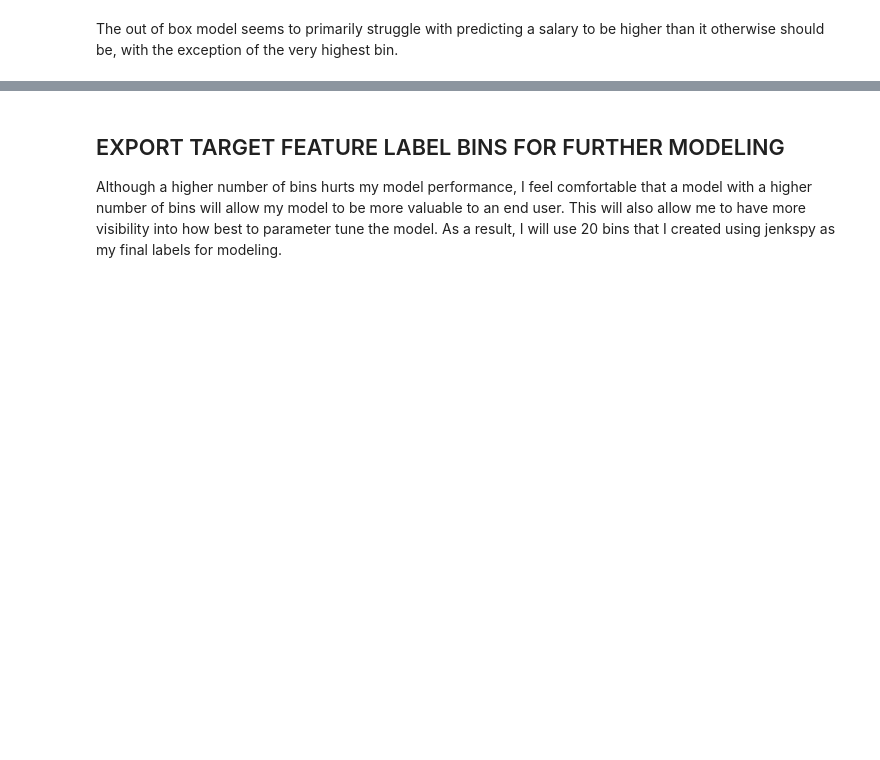
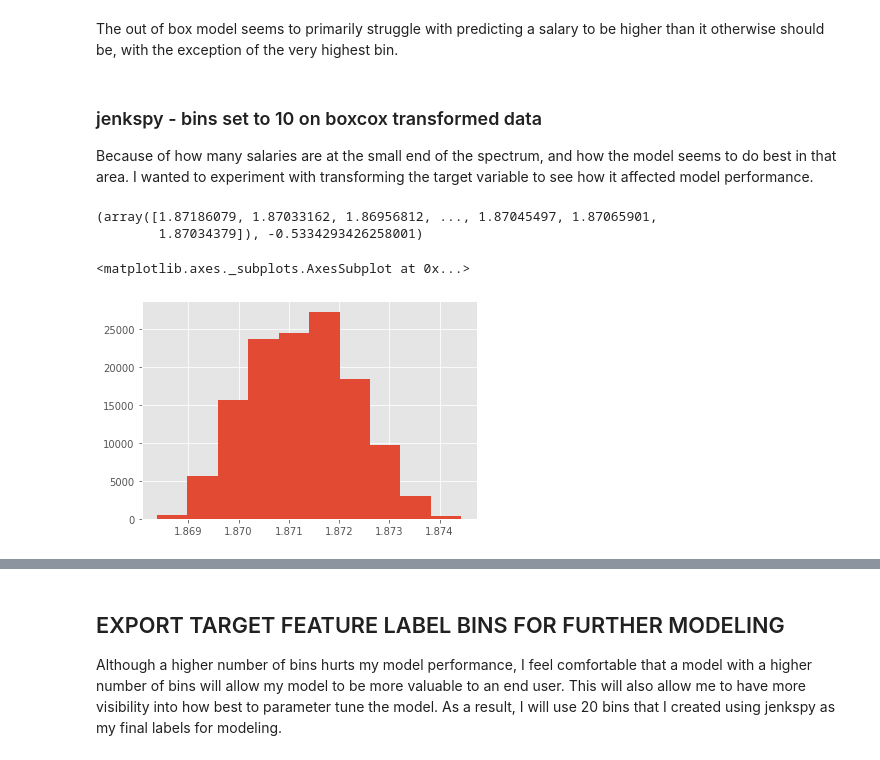
Before and after one commit to mrkjhsn/Not_for_Profit_Compensation_Modeling, a Jupyter notebook: 06.label_category_assignment.ipynb, the cells around one changed output, grey strips where cells are left out. Saved outputs shown, nothing was run; the diff lists cells and outputs as text; code cells hidden in the pictures; blank space fills up the shorter version.

```diff
--- a/06.label_category_assignment.ipynb
+++ b/06.label_category_assignment.ipynb
@@ -379,3 +379,6 @@ plt.title('Incorrect Predictions');
 [figure]
 # %% [markdown]
 The out of box model seems to primarily struggle with predicting a salary to be higher than it otherwise should be, with the exception of the very highest bin.
+# %% [markdown]
+### jenkspy - bins set to 10 on boxcox transformed data
+Because of how many salaries are at the small end of the spectrum, and how the model seems to do best in that area. I wanted to experiment with transforming the target variable to see how it affected model performance.
@@ -381,0 +388,10 @@ The out of box model seems to primarily struggle with predicting a salary to be
+# %%
+stats.boxcox(df.reportable_comp)
+# %% [output]
+(array([1.87186079, 1.87033162, 1.86956812, ..., 1.87045497, 1.87065901,
+        1.87034379]), -0.5334293426258001)
+# %%
+pd.Series(stats.boxcox(df.reportable_comp)[0]).hist()
+# %% [output]
+<matplotlib.axes._subplots.AxesSubplot at 0x...>
+[figure, added]
```
Also changed, not shown: parts of 20 cells of this notebook.
